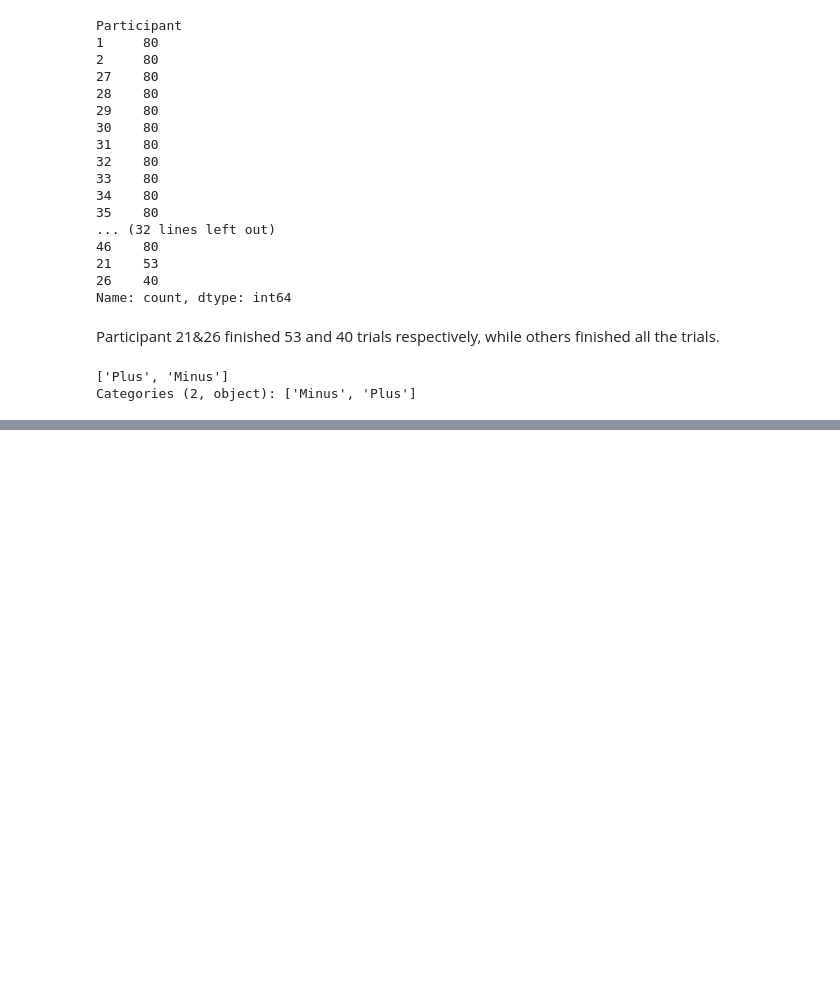
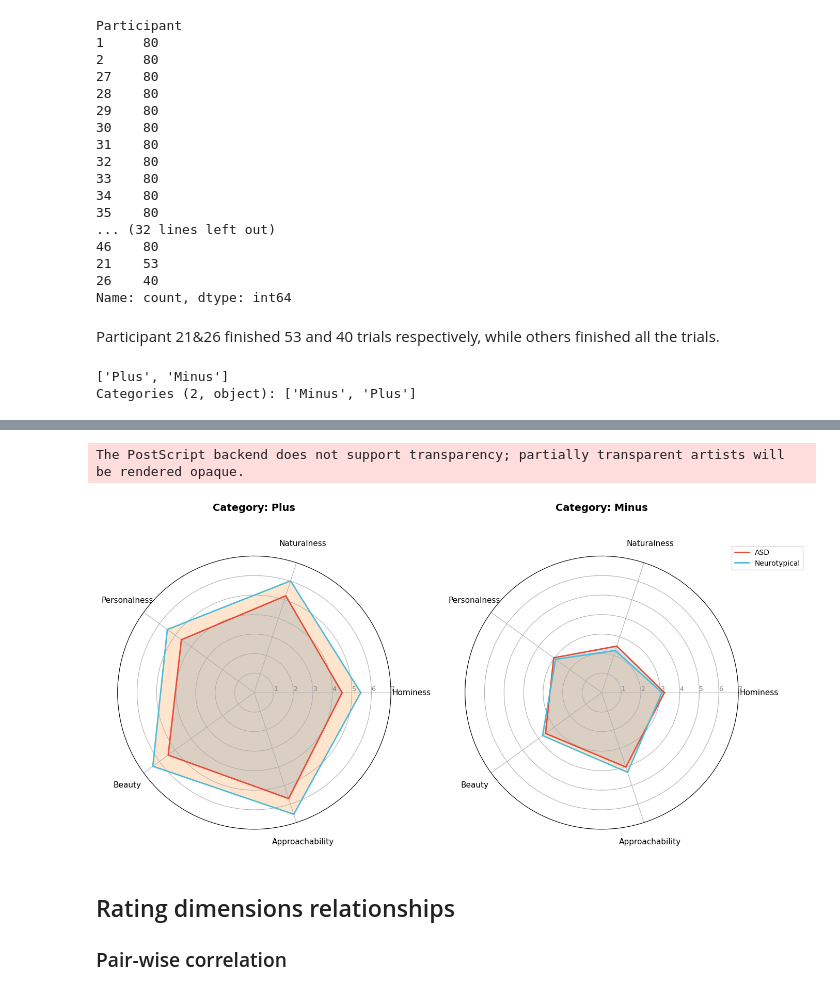
Before and after one commit to PsyYang/NeuroArchitecture, a Jupyter notebook: Exp2/preprocess.ipynb, the cells around one changed output, grey strips where cells are left out. Saved outputs shown, nothing was run; the diff lists cells and outputs as text; code cells hidden in the pictures; blank space fills up the shorter version.

```diff
--- a/Exp2/preprocess.ipynb
+++ b/Exp2/preprocess.ipynb
@@ -229,3 +200,74 @@ plt.show()
+# %%
+pivot_df = df.groupby(['Group', 'Category'], observed=False)[rating_cols].mean().reset_index()
+
+# Create the figure with two polar subplots
+fig, axes = plt.subplots(1, 2, figsize=(14, 7), subplot_kw={'projection': 'polar'})
+
+# Iterate through categories to create separate radar charts
+for i, category in enumerate(['Plus', 'Minus']):
+    ax = axes[i]
+    subset = pivot_df[pivot_df['Category'] == category]
+
+    # Extract dimensions and close the loop for the radar shape
+    labels = list(subset.columns[2:])
+    num_vars = len(labels)
+    angles = np.linspace(0, 2 * np.pi, num_vars, endpoint=False).tolist()
+    angles += angles[:1]
+
+    for _, row in subset.iterrows():
+        values = row[labels].values.flatten().tolist()
+        values += values[:1]
+        group_name = row['Group']
+
+        # Plot the outline and fill the area
+        # Fetch color based on group name, default to grey if not found
+        color = group_colors.get(group_name, 'grey')
+        ax.plot(angles, values, label=row['Group'], linewidth=2, color=color)
+        ax.fill(angles, values, alpha=0.2)
+
+    # Adjust label placement using 'pad' to prevent overlap with the circle
+    ax.set_xticks(angles[:-1])
+    ax.set_xticklabels(labels, fontsize=11)
+    ax.tick_params(axis='x', pad=18)
+
+    # Elevate the title higher (y=1.15) to avoid overlapping top labels
+    ax.set_title(f"Category: {category}", size=14, y=1.15, fontweight='bold')
+
+    # Set consistent scale and position of radial labels
+    ax.set_ylim(0, 7)
+    ax.set_rlabel_position(0)
+    # Set y-axis ticks to show clear scale steps
+    ax.set_rticks([1, 2, 3, 4, 5, 6, 7])
+    ax.set_yticklabels(["1", "2", "3", "4", "5", "6", "7"], color="grey", size=9)
+
+# Position the legend outside the plots to ensure it doesn't block data
+plt.legend(loc='upper right', bbox_to_anchor=(1.25, 1.05))
+
+# Use tight_layout but leave extra space for the elevated titles
+plt.tight_layout(rect=[0, 0.03, 1, 0.95])
+# Save as PDF vector format for journals
+plt.savefig(
+    "Figure2.pdf",
+    dpi=600,
+    format="pdf",
+    bbox_inches="tight",
+)
+
+# Save as EPS vector format for journals
+plt.savefig(
+    "Figure2.eps",
+    dpi=600,
+    format="eps",
+    bbox_inches="tight",
+)
+
+plt.show()
+# %% [output]
+The PostScript backend does not support transparency; partially transparent artists will be rendered opaque.
+[figure, added]
+# %% [markdown]
+## Rating dimensions relationships
+### Pair-wise correlation
 # %%
 # Plot the heatmap of the correlation matrix for the ASD group (left) and the control group (right)
 # Spearman correlation
```
Also changed, not shown: parts of 25 cells of this notebook, 8 other files.
